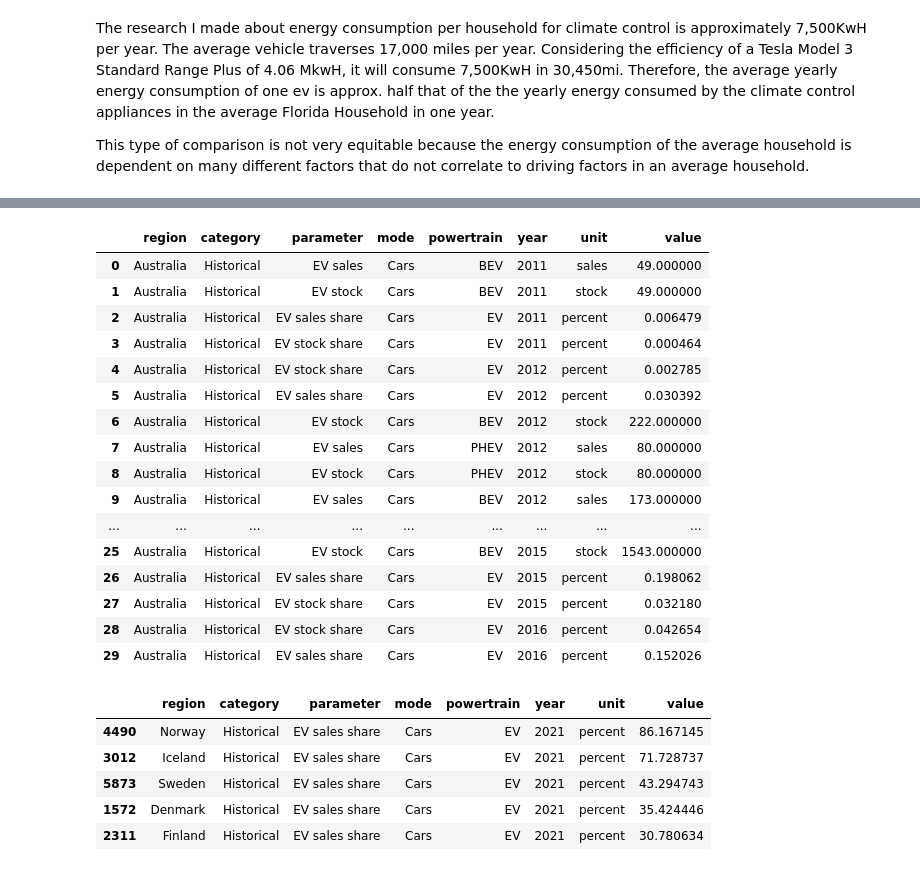
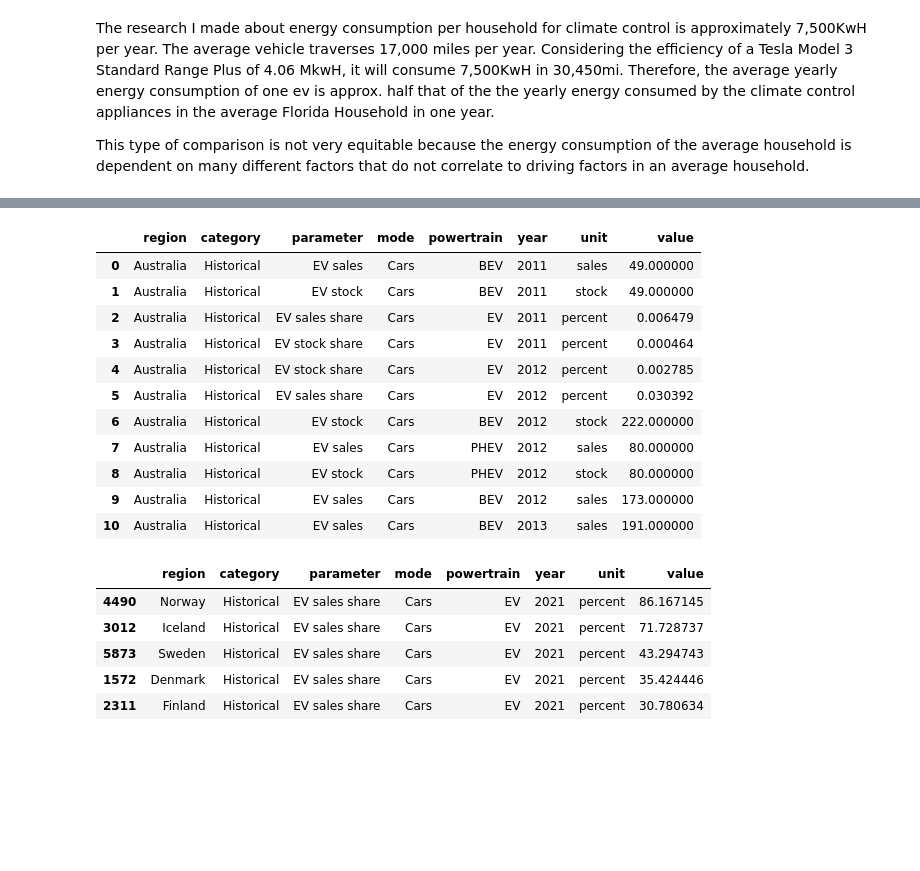
Before and after one commit to ueche/ml-class, a Jupyter notebook: labs/Ulysses_Echeverria_pandas.ipynb, the cells around one changed output, grey strips where cells are left out. Saved outputs shown, nothing was run; the diff lists cells and outputs as text; code cells hidden in the pictures; blank space fills up the shorter version.

```diff
--- a/labs/Ulysses_Echeverria_pandas.ipynb
+++ b/labs/Ulysses_Echeverria_pandas.ipynb
@@ -1184,25 +1184,20 @@ The first step in data mining work is to examine the dataset, which often is not
 So what is our need? We are interested in what percent of new car sales are evs in 2021. We are interested in historical data, not predictions. We would like to see the top five countries with the best adoption percent and the bottom five. Have appropriate labels indicating the list of top 5 and bottom 5.
 # %%
 ga_of_evs = pd.read_csv('https://raw.githubusercontent.com/zacharski/datamining-guide/main/data/IEA-EV-data.csv')
-ga_of_evs.loc [:30]
+ga_of_evs.loc [:10]
 # %% [output]
 |  | region | category | parameter | mode | powertrain | year | unit | value |
 | 0 | Australia | Historical | EV sales | Cars | BEV | 2011 | sales | 49.000000 |
 | 1 | Australia | Historical | EV stock | Cars | BEV | 2011 | stock | 49.000000 |
 | 2 | Australia | Historical | EV sales share | Cars | EV | 2011 | percent | 0.006479 |
 | 3 | Australia | Historical | EV stock share | Cars | EV | 2011 | percent | 0.000464 |
 | 4 | Australia | Historical | EV stock share | Cars | EV | 2012 | percent | 0.002785 |
 | 5 | Australia | Historical | EV sales share | Cars | EV | 2012 | percent | 0.030392 |
 | 6 | Australia | Historical | EV stock | Cars | BEV | 2012 | stock | 222.000000 |
 | 7 | Australia | Historical | EV sales | Cars | PHEV | 2012 | sales | 80.000000 |
 | 8 | Australia | Historical | EV stock | Cars | PHEV | 2012 | stock | 80.000000 |
 | 9 | Australia | Historical | EV sales | Cars | BEV | 2012 | sales | 173.000000 |
-| ... | ... | ... | ... | ... | ... | ... | ... | ... |
-| 25 | Australia | Historical | EV stock | Cars | BEV | 2015 | stock | 1543.000000 |
-| 26 | Australia | Historical | EV sales share | Cars | EV | 2015 | percent | 0.198062 |
-| 27 | Australia | Historical | EV stock share | Cars | EV | 2015 | percent | 0.032180 |
-| 28 | Australia | Historical | EV stock share | Cars | EV | 2016 | percent | 0.042654 |
-| 29 | Australia | Historical | EV sales share | Cars | EV | 2016 | percent | 0.152026 |
+| 10 | Australia | Historical | EV sales | Cars | BEV | 2013 | sales | 191.000000 |
 # %%
 ga_of_evs_filtered = ga_of_evs.loc[(ga_of_evs['year'] == 2021) & (ga_of_evs['parameter'] == 'EV sales share') & (ga_of_evs['category'] == "Historical") & (ga_of_evs['mode'] == 'Cars')]
 
```
Also changed, not shown: parts of 1 cell of this notebook.
